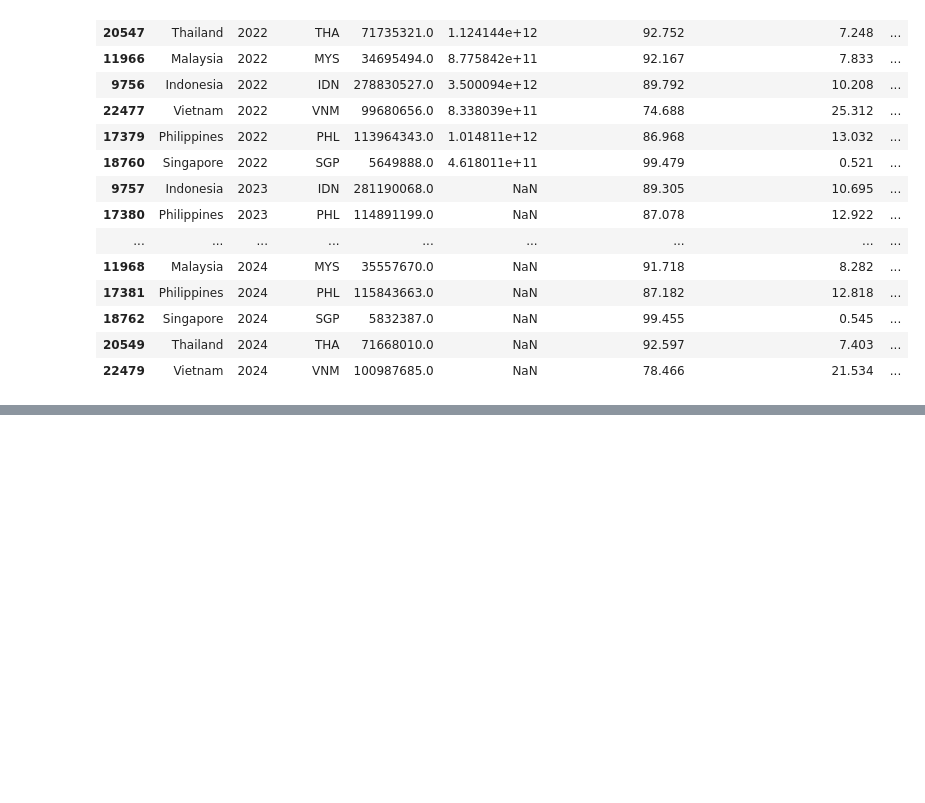
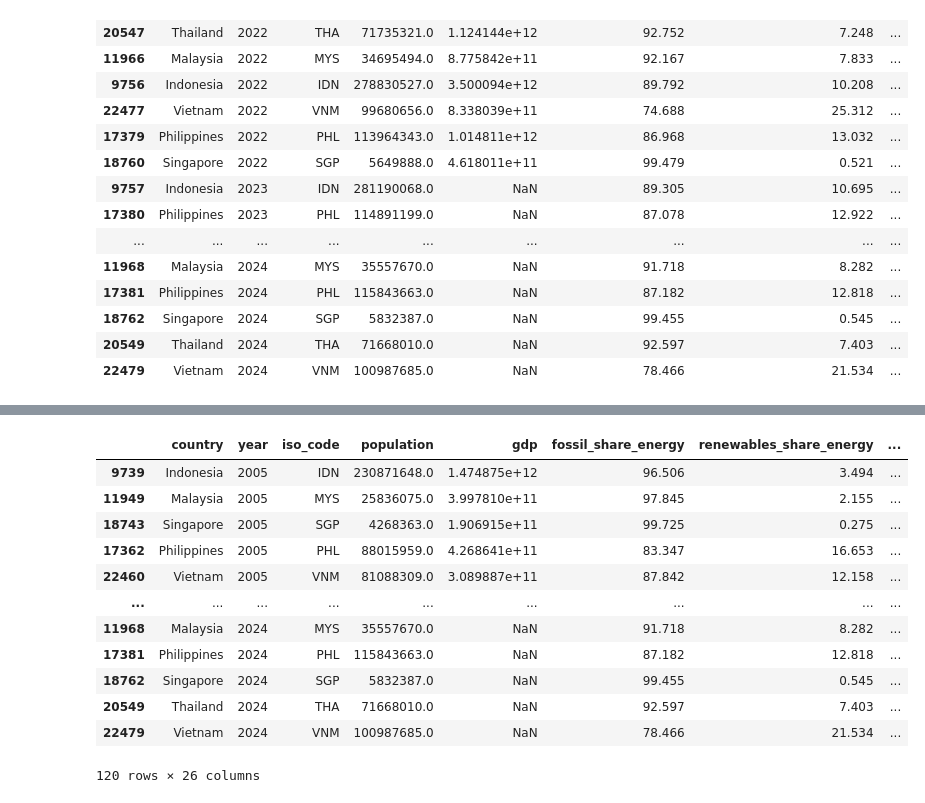
Before and after one commit to christianabusca/energy-climate-analysis, a Jupyter notebook: energy-project.ipynb, the cells around one changed output, grey strips where cells are left out. Saved outputs shown, nothing was run; the diff lists cells and outputs as text; code cells hidden in the pictures; blank space fills up the shorter version.

```diff
--- a/energy-project.ipynb
+++ b/energy-project.ipynb
@@ -339,0 +413,25 @@ sea_six_df.tail(20)
+# %%
+bins = [0, 13889, 41667, float('inf')]
+
+# INFORMATION ABOUT THE BINS
+# Since Energy Per Capita is Measured in kilowatt-hours per person.
+# The following value of bins is defined in kilowatt-hours that
+# can be converted into Gigajoules
+
+labels = ['Low', 'Medium', 'High']
+sea_six_df['category'] = pd.cut(sea_six_df['energy_per_capita'], bins=bins, labels=labels)
+sea_six_df
+# %% [output]
+|  | country | year | iso_code | population | gdp | fossil_share_energy | renewables_share_energy | ... |
+| 9739 | Indonesia | 2005 | IDN | 230871648.0 | 1.474875e+12 | 96.506 | 3.494 | ... |
+| 11949 | Malaysia | 2005 | MYS | 25836075.0 | 3.997810e+11 | 97.845 | 2.155 | ... |
+| 18743 | Singapore | 2005 | SGP | 4268363.0 | 1.906915e+11 | 99.725 | 0.275 | ... |
+| 17362 | Philippines | 2005 | PHL | 88015959.0 | 4.268641e+11 | 83.347 | 16.653 | ... |
+| 22460 | Vietnam | 2005 | VNM | 81088309.0 | 3.089887e+11 | 87.842 | 12.158 | ... |
+| ... | ... | ... | ... | ... | ... | ... | ... | ... |
+| 11968 | Malaysia | 2024 | MYS | 35557670.0 | NaN | 91.718 | 8.282 | ... |
+| 17381 | Philippines | 2024 | PHL | 115843663.0 | NaN | 87.182 | 12.818 | ... |
+| 18762 | Singapore | 2024 | SGP | 5832387.0 | NaN | 99.455 | 0.545 | ... |
+| 20549 | Thailand | 2024 | THA | 71668010.0 | NaN | 92.597 | 7.403 | ... |
+| 22479 | Vietnam | 2024 | VNM | 100987685.0 | NaN | 78.466 | 21.534 | ... |
+120 rows × 26 columns
```
Also changed, not shown: parts of 11 cells of this notebook.
